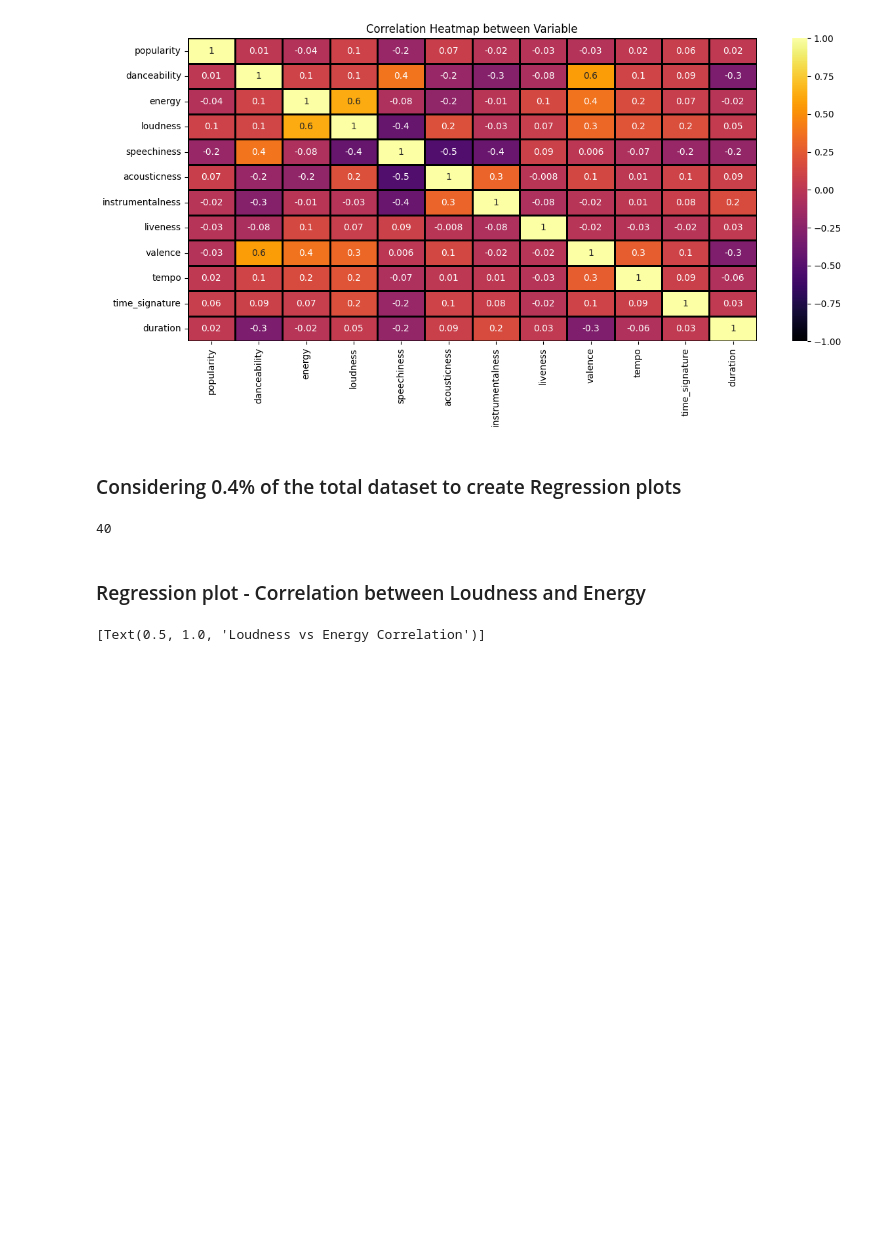
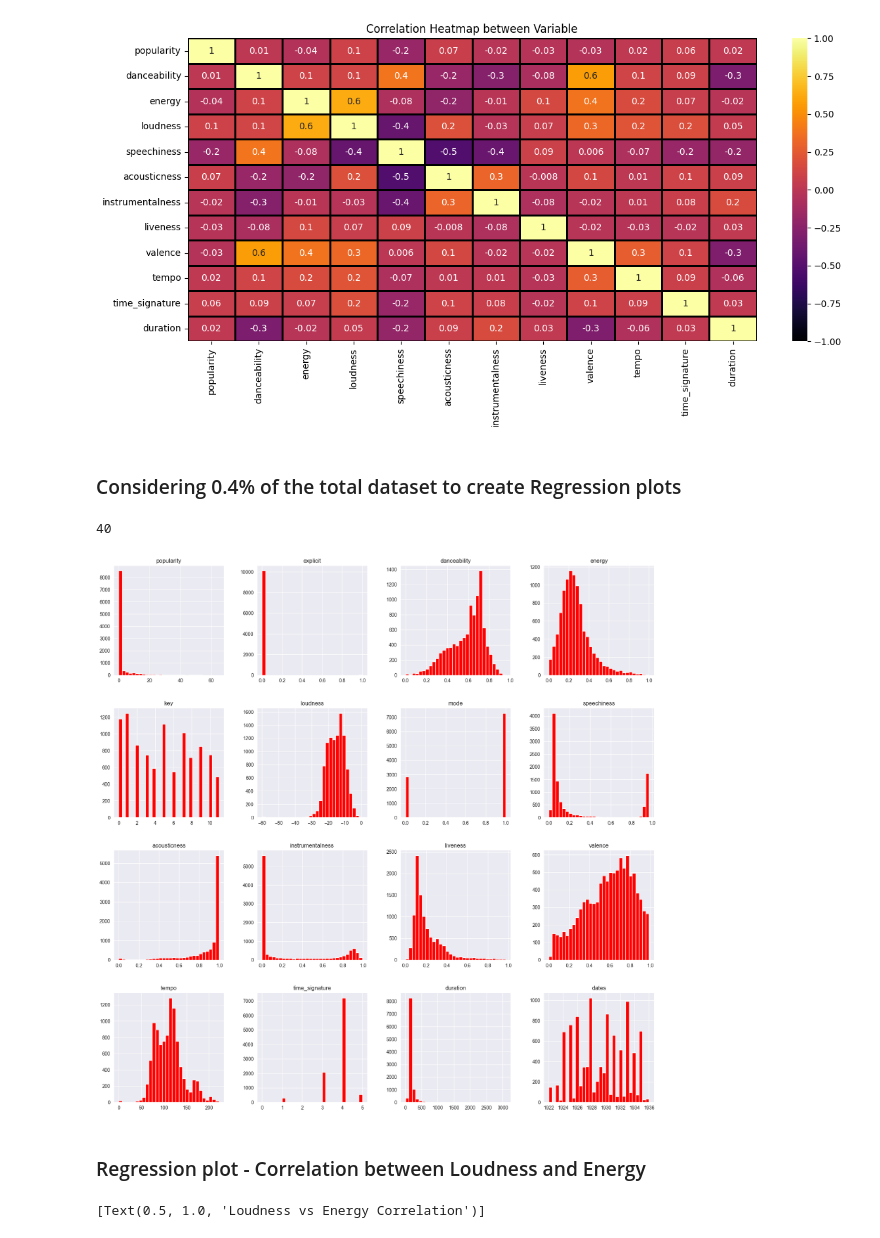
Before and after one commit to Boudhik-Shaj/data-science-project, a Jupyter notebook: Spotify_Data_Analysis Project(1).ipynb, the cells around one changed output. Saved outputs shown, nothing was run; the diff lists cells and outputs as text; code cells hidden in the pictures; blank space fills up the shorter version.

Commit message:
Added Histogram

```diff
--- a/Spotify_Data_Analysis Project(1).ipynb
+++ b/Spotify_Data_Analysis Project(1).ipynb
@@ -185,6 +187,12 @@ sam = tracks.sample(int(0.004 * len(tracks)))
 len(sam)
 # %% [output]
 40
+# %%
+tracks.hist(bins=30,figsize=(20,20),color='r')
+# show plot
+plt.show()
+# %% [output]
+[figure, added]
 # %% [markdown]
 ### Regression plot - Correlation between Loudness and Energy
 # %%
```
Also changed, not shown: parts of 21 cells of this notebook.
